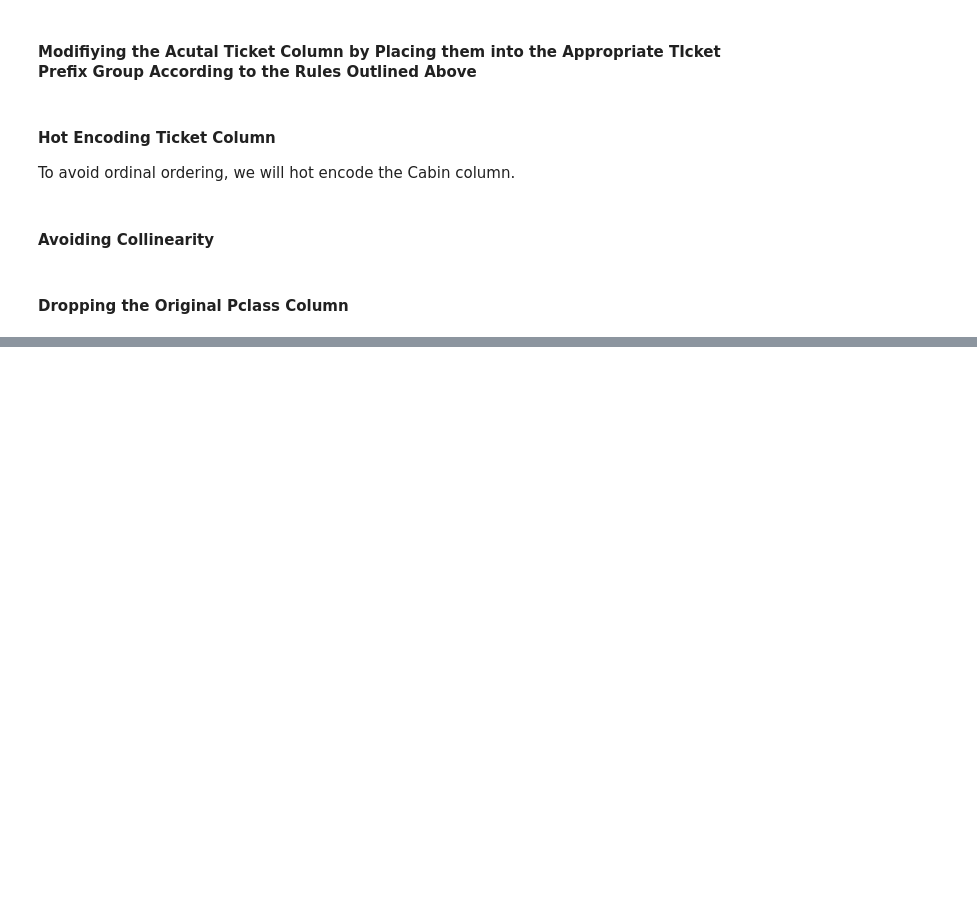
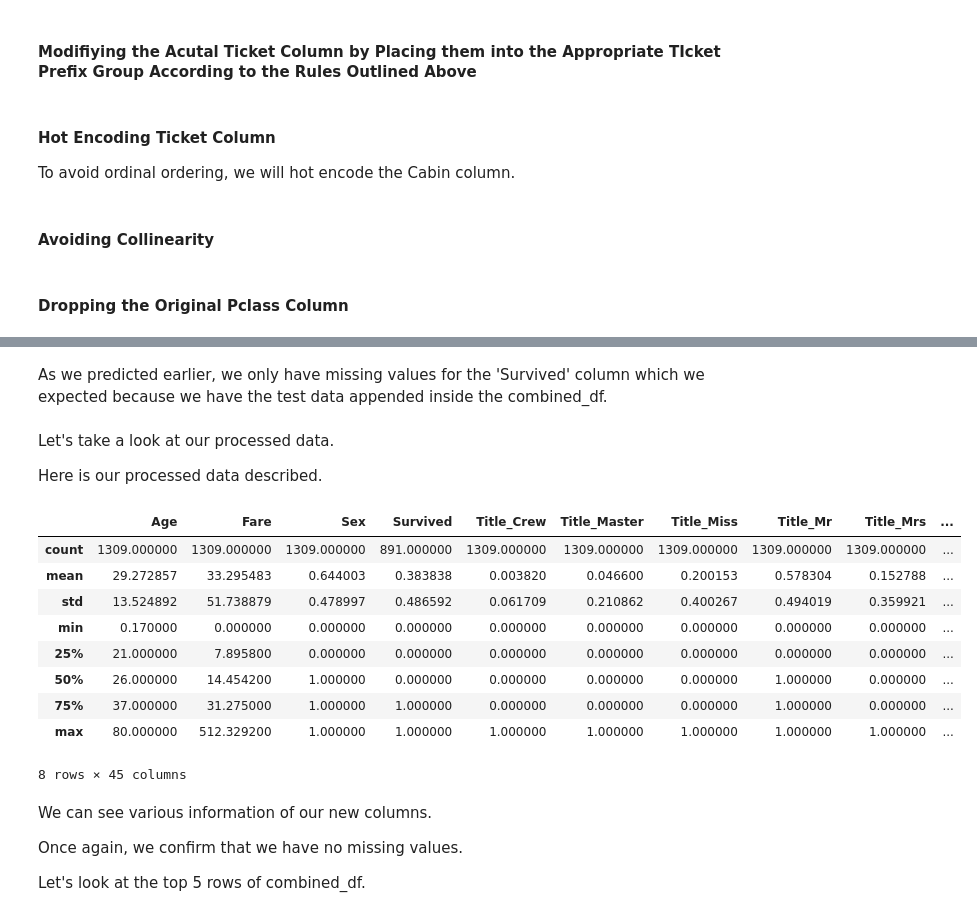
Before and after one commit to jacobk52/titanic_classification, a Jupyter notebook: python/titanic_classification.ipynb, the cells around one changed output, grey strips where cells are left out. Drawn from its saved outputs; the diff is of its cells as text; code cells hidden in the pictures; blank space fills up the shorter version.

```diff
--- a/python/titanic_classification.ipynb
+++ b/python/titanic_classification.ipynb
@@ -1246,0 +1273,4 @@ combined_df.drop('Ticket', axis=1, inplace=True)
+# %%
+combined_df.drop('PassengerId', axis=1, inplace=True)
+combined_df.drop('index', axis=1, inplace=True)
+combined_df.drop('NotSurvived', axis=1, inplace=True)
@@ -1246,0 +1303,25 @@ combined_df.drop('Ticket', axis=1, inplace=True)
+# %% [markdown]
+As we predicted earlier, we only have missing values for the 'Survived' column which we expected because we have the test data appended inside the combined_df.
+# %% [markdown]
+Let's take a look at our processed data.
+
+Here is our processed data described.
+# %%
+combined_df.describe()
+# %% [output]
+|  | Age | Fare | Sex | Survived | Title_Crew | Title_Master | Title_Miss | Title_Mr | Title_Mrs | ... |
+| count | 1309.000000 | 1309.000000 | 1309.000000 | 891.000000 | 1309.000000 | 1309.000000 | 1309.000000 | 1309.000000 | 1309.000000 | ... |
+| mean | 29.272857 | 33.295483 | 0.644003 | 0.383838 | 0.003820 | 0.046600 | 0.200153 | 0.578304 | 0.152788 | ... |
+| std | 13.524892 | 51.738879 | 0.478997 | 0.486592 | 0.061709 | 0.210862 | 0.400267 | 0.494019 | 0.359921 | ... |
+| min | 0.170000 | 0.000000 | 0.000000 | 0.000000 | 0.000000 | 0.000000 | 0.000000 | 0.000000 | 0.000000 | ... |
+| 25% | 21.000000 | 7.895800 | 0.000000 | 0.000000 | 0.000000 | 0.000000 | 0.000000 | 0.000000 | 0.000000 | ... |
+| 50% | 26.000000 | 14.454200 | 1.000000 | 0.000000 | 0.000000 | 0.000000 | 0.000000 | 1.000000 | 0.000000 | ... |
+| 75% | 37.000000 | 31.275000 | 1.000000 | 1.000000 | 0.000000 | 0.000000 | 0.000000 | 1.000000 | 0.000000 | ... |
+| max | 80.000000 | 512.329200 | 1.000000 | 1.000000 | 1.000000 | 1.000000 | 1.000000 | 1.000000 | 1.000000 | ... |
+8 rows × 45 columns
+# %% [markdown]
+We can see various information of our new columns.
+
+Once again, we confirm that we have no missing values.
+
+Let's look at the top 5 rows of combined_df.
```
Also changed, not shown: parts of 13 cells of this notebook.
